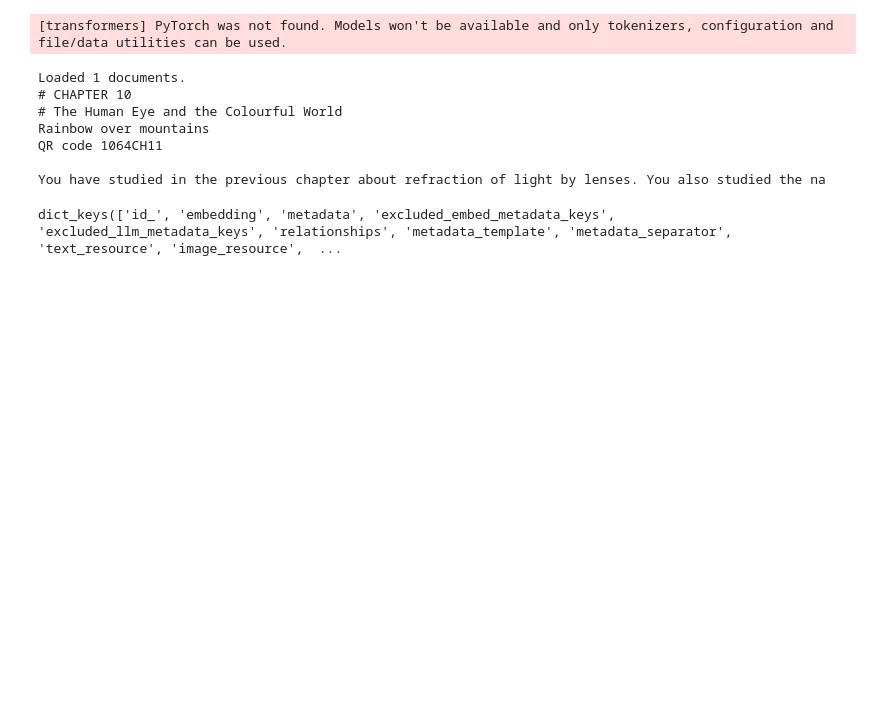
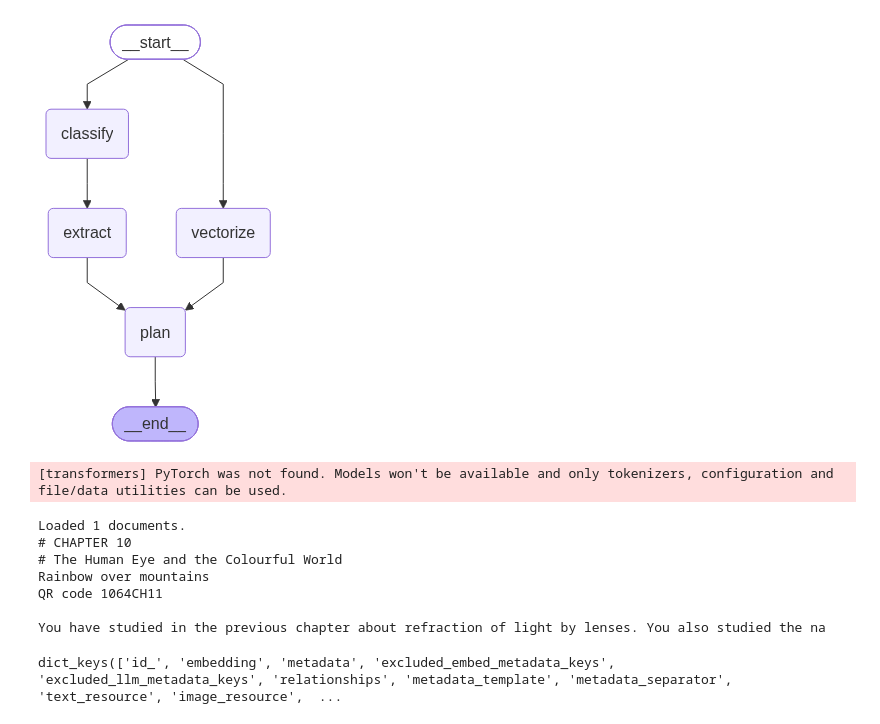
Before and after one commit to GyanPrakashkushwaha/GyanSetu, a Jupyter notebook: notebooks/llm_gateway.ipynb, the cells around one changed output. Cells and saved outputs as stored; diff of their text form; code cells hidden in the pictures; blank space fills up the shorter version.

```diff
--- a/notebooks/llm_gateway.ipynb
+++ b/notebooks/llm_gateway.ipynb
@@ -1,3 +148,7 @@
+# %%
+workflow.compile()
+# %% [output]
+[figure, added]
 # %%
 from infrastructure.llm_gateway import llm_gateway
 from pipelines.phase1_extraction.extractor import knowledge_extractor
```
Also changed, not shown: parts of 1 cell of this notebook, 12 other files.
